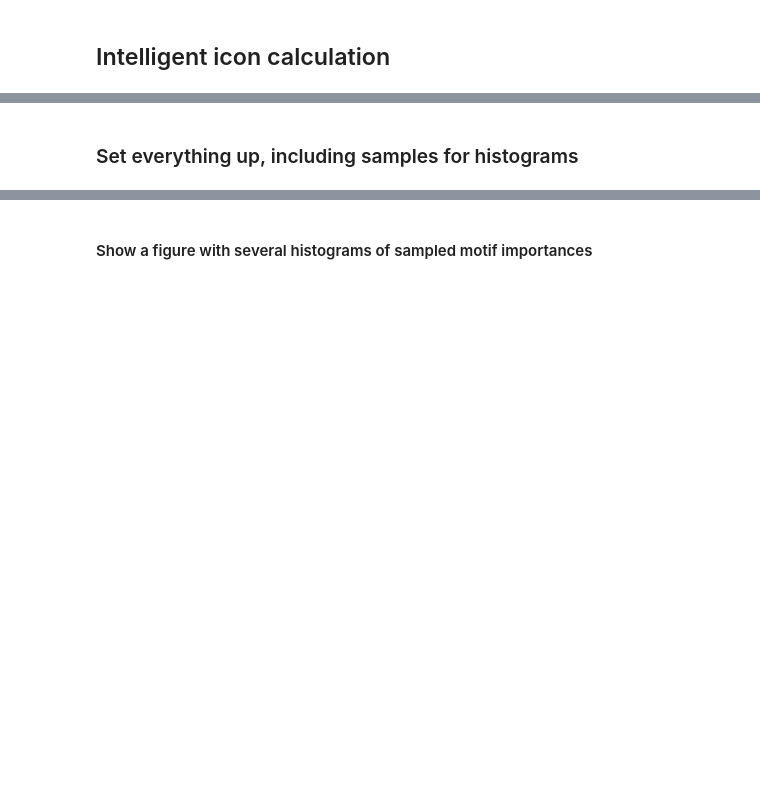
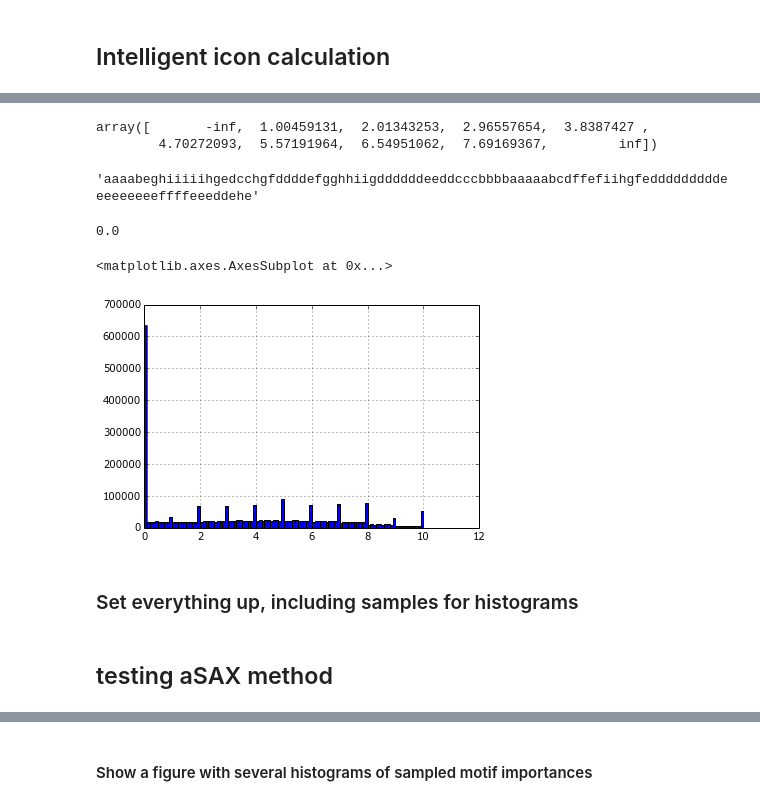
Before and after one commit to pvnick/tempos, a Jupyter notebook: manuscript_code.ipynb, the cells around one changed output, grey strips where cells are left out. Saved outputs shown, nothing was run; the diff lists cells and outputs as text; code cells hidden in the pictures; blank space fills up the shorter version.

```diff
--- a/manuscript_code.ipynb
+++ b/manuscript_code.ipynb
@@ -762,0 +763,13 @@ def sample_motif_importances(iteration, sample_size):
+# %%
+paa = interpolated_grouped_by_patient.apply(lambda s: piecewise_aggregate_approximation(pd.Series(s.values), paa_size = np.ceil(s.count() / number_of_ten_minute_intervals_in_frame)))
+paa_series_representation = pd.Series(paa.values)
+i_vals = np.arange(1, alphabet_size - 1)
+paa_nonzero_series = paa_series_representation[paa_series_representation > 0]
+breakpoints = np.array([-np.inf] + [
+    paa_nonzero_series.quantile(i / float(alphabet_size-1))
+    for i in i_vals
+] + [np.inf])
+breakpoints
+# %% [output]
+array([       -inf,  1.00459131,  2.01343253,  2.96557654,  3.8387427 ,
+        4.70272093,  5.57191964,  6.54951062,  7.69169367,         inf])
@@ -763,2 +788,17 @@ def sample_motif_importances(iteration, sample_size):
+# %%
+sax_unwindowed(pd.Series(interpolated_grouped_by_patient.get_group(1).values), 10, 100)
+# %% [output]
+'aaaabeghiiiiihgedcchgfddddefgghhiigddddddeeddcccbbbbaaaaabcdffefiihgfedddddddddeeeeeeeeeffffeeeddehe'
+# %%
+pain_interpolated.PainScoreQuantMissing.quantile(0.21) # hist(bins=100)
+# %% [output]
+0.0
+# %%
+pain_interpolated.PainScoreQuantMissing.hist(bins=100) #count() / 617761.
+# %% [output]
+<matplotlib.axes.AxesSubplot at 0x...>
+[figure, added]
 # %% [markdown]
 ### Set everything up, including samples for histograms
+# %% [markdown]
+## testing aSAX method
```
Also changed, not shown: parts of 37 cells of this notebook, 2 other files.
